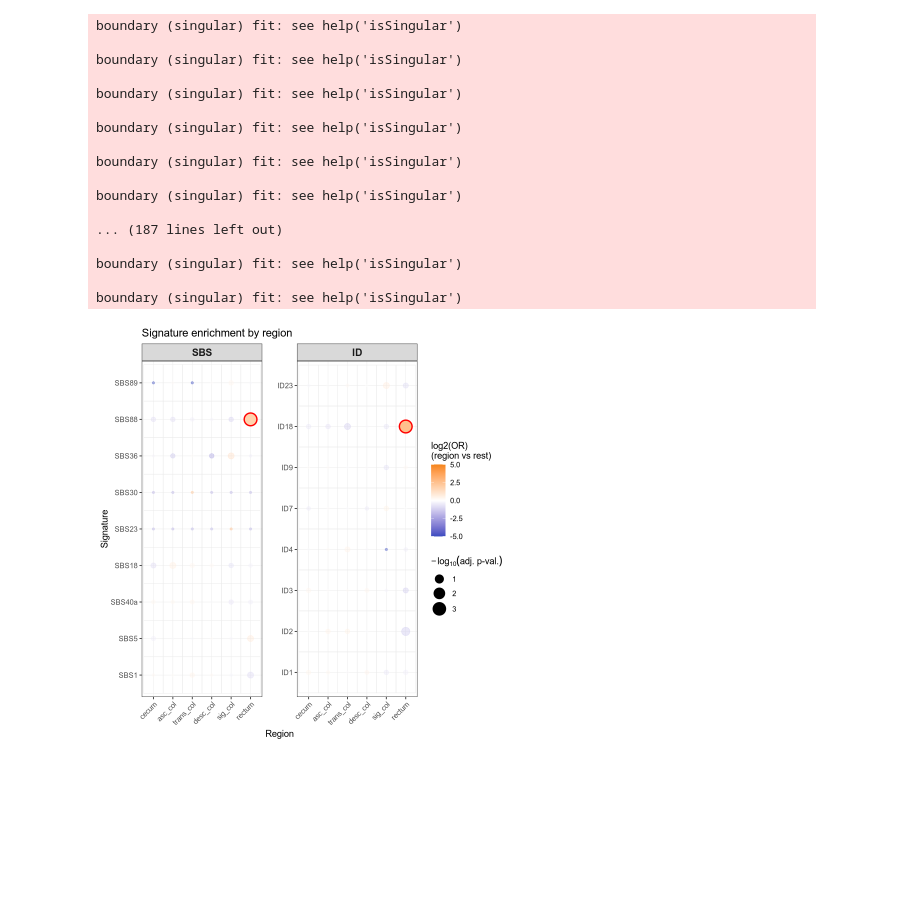
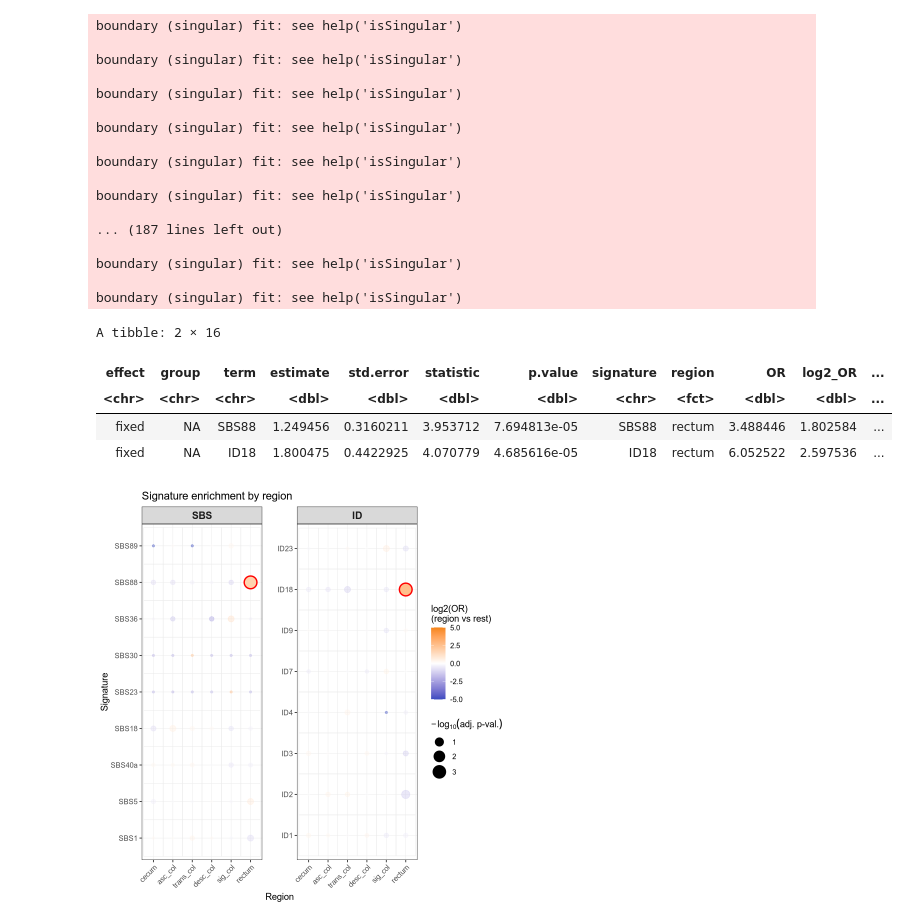
Before and after one commit to laurelhiatt/SEMIColon, a Jupyter notebook: scripts/figures/Figure3_4.ipynb, the cells around one changed output. Cells and saved outputs as stored; diff of their text form; code cells hidden in the pictures; blank space fills up the shorter version.

```diff
--- a/scripts/figures/Figure3_4.ipynb
+++ b/scripts/figures/Figure3_4.ipynb
@@ -1636,6 +1654,14 @@ results_all <- results_all %>%
     log2_OR_cap = pmax(pmin(log2_OR, 5), -5),
     sig_flag = p_adj < 0.05
   )
+# %%
+subset(results_all, p_adj < 0.05)
+# %% [output]
+A tibble: 2 × 16
+| effect | group | term | estimate | std.error | statistic | p.value | signature | region | OR | log2_OR | ... |
+| <chr> | <chr> | <chr> | <dbl> | <dbl> | <dbl> | <dbl> | <chr> | <fct> | <dbl> | <dbl> | ... |
+| fixed | NA | SBS88 | 1.249456 | 0.3160211 | 3.953712 | 7.694813e-05 | SBS88 | rectum | 3.488446 | 1.802584 | ... |
+| fixed | NA | ID18 | 1.800475 | 0.4422925 | 4.070779 | 4.685616e-05 | ID18 | rectum | 6.052522 | 2.597536 | ... |
 # %%
 results_all$signature <- factor(results_all$signature, levels = all_sigs)
 results_all$region <- factor(results_all$region)
```
Also changed, not shown: parts of 3 cells of this notebook, 6 other files.
